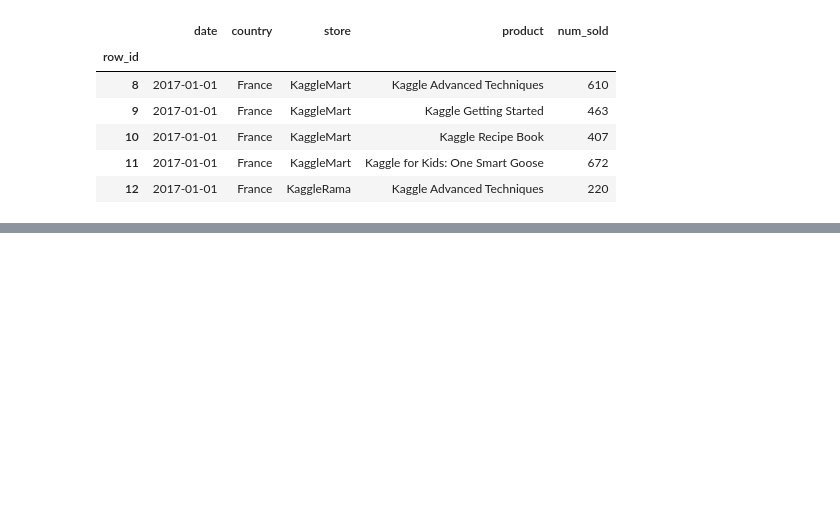
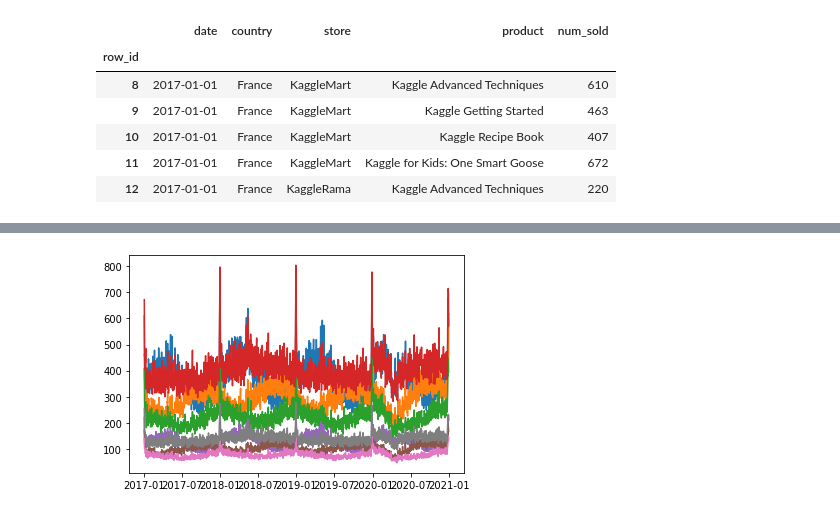
Before and after one commit to macorony/Machine_Learning_Playground, a Jupyter notebook: tps-sep-2022.ipynb, the cells around one changed output, grey strips where cells are left out. Cells and saved outputs as stored; diff of their text form; code cells hidden in the pictures; blank space fills up the shorter version.

```diff
--- a/tps-sep-2022.ipynb
+++ b/tps-sep-2022.ipynb
@@ -179,4 +206,4 @@ France.head()
 | 11 | 2017-01-01 | France | KaggleMart | Kaggle for Kids: One Smart Goose | 672 |
 | 12 | 2017-01-01 | France | KaggleRama | Kaggle Advanced Techniques | 220 |
 # %%
-France.pivot_table(index=['date'], values='num_sold', columns=['store', 'product'])
+France_pivot = France.pivot_table(index='date', columns=['country', 'store', 'product'], values='num_sold')
@@ -256,0 +210,6 @@ train_data.head()
+# %%
+
+for col in France_pivot.columns:
+    plt.plot(France_pivot[col])
+# %% [output]
+[figure, added]
```
Also changed, not shown: parts of 27 cells of this notebook.
